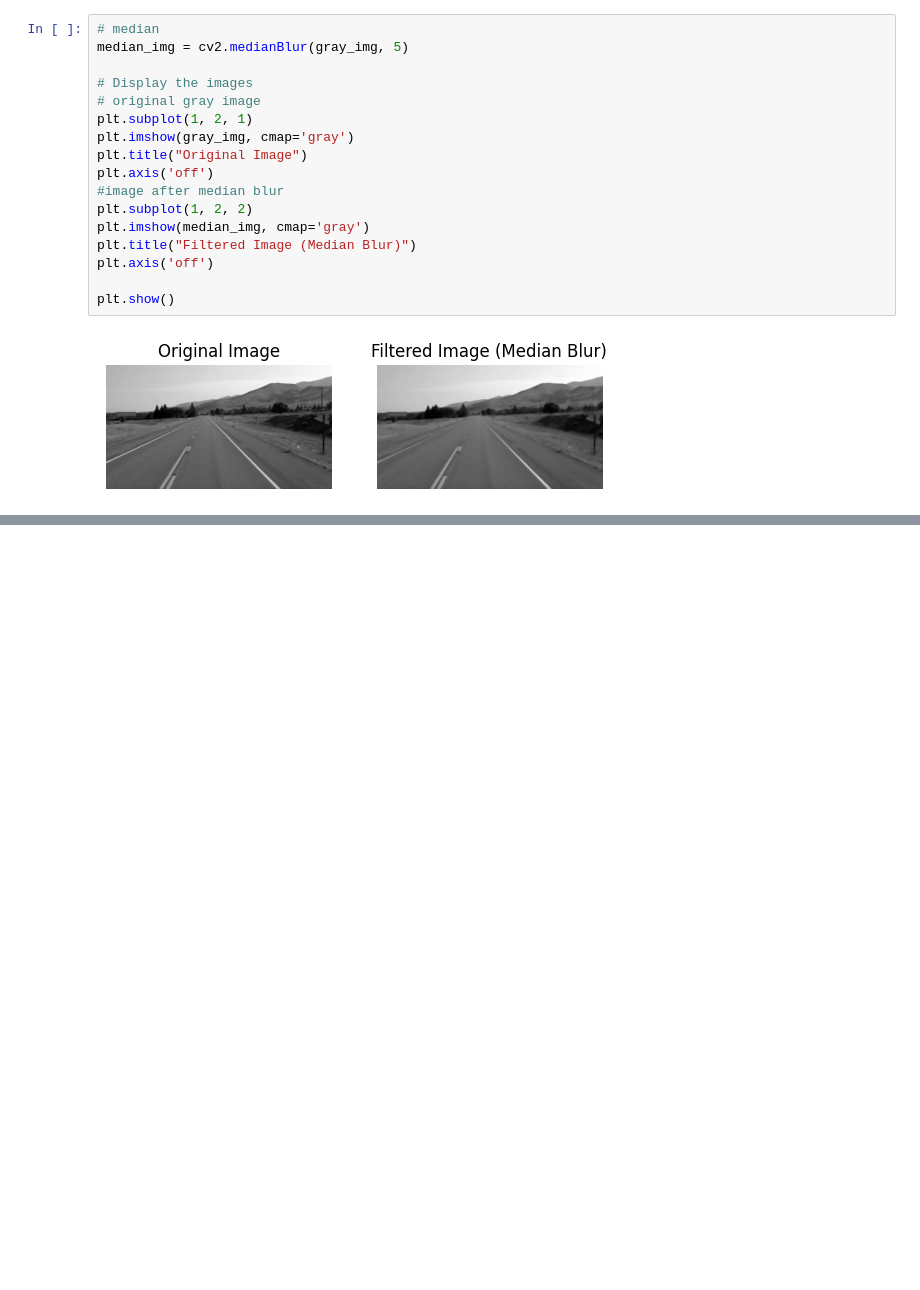
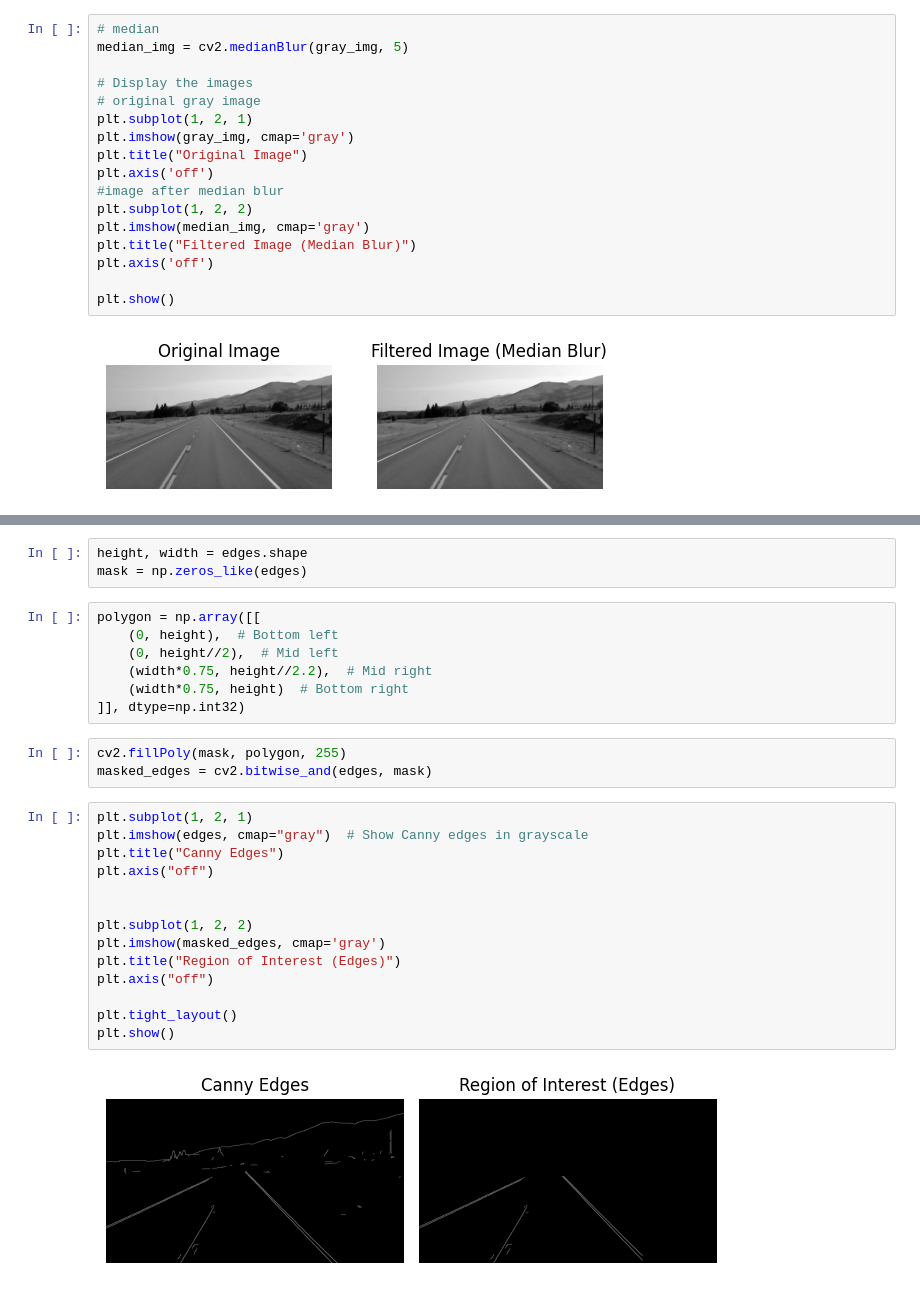
Before and after one commit to shadyalattarr/Computer-Vision-Assignment-1, a Jupyter notebook: Cartooniffier.ipynb, the cells around one changed output, grey strips where cells are left out. Drawn from its saved outputs; the diff is of its cells as text; blank space fills up the shorter version.

```diff
--- a/Cartooniffier.ipynb
+++ b/Cartooniffier.ipynb
@@ -322,0 +327,29 @@ plt.show()
+# %%
+height, width = edges.shape
+mask = np.zeros_like(edges)
+# %%
+polygon = np.array([[
+    (0, height),  # Bottom left
+    (0, height//2),  # Mid left
+    (width*0.75, height//2.2),  # Mid right
+    (width*0.75, height)  # Bottom right
+]], dtype=np.int32)
+# %%
+cv2.fillPoly(mask, polygon, 255)
+masked_edges = cv2.bitwise_and(edges, mask)
+# %%
+plt.subplot(1, 2, 1)
+plt.imshow(edges, cmap="gray")  # Show Canny edges in grayscale
+plt.title("Canny Edges")
+plt.axis("off")
+
+
+plt.subplot(1, 2, 2)
+plt.imshow(masked_edges, cmap='gray')
+plt.title("Region of Interest (Edges)")
+plt.axis("off")
+
+plt.tight_layout()
+plt.show()
+# %% [output]
+[figure, added]
```
Also changed, not shown: parts of 8 cells of this notebook, 2 other files.
